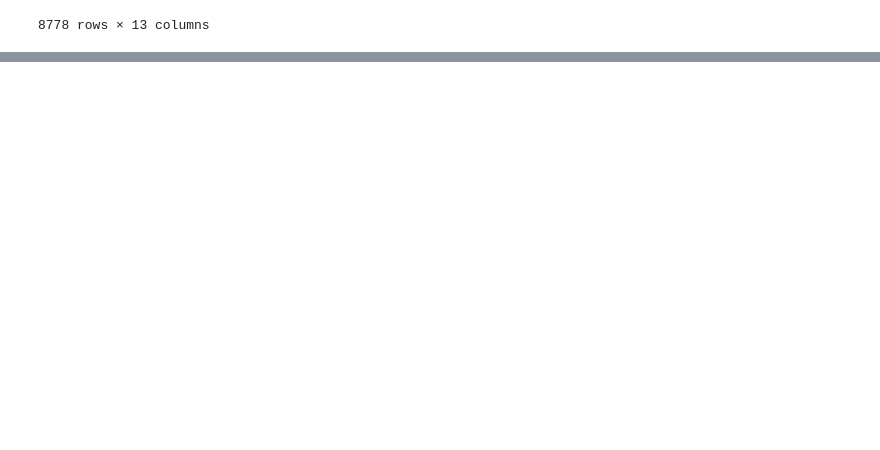
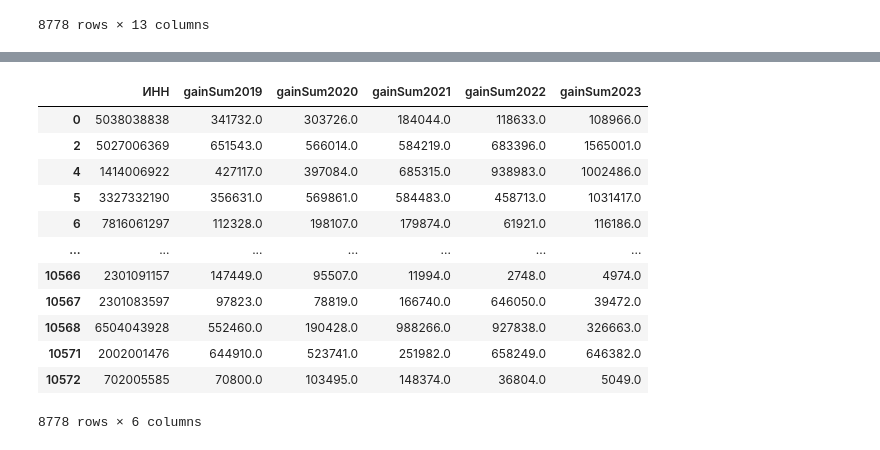
Before and after one commit to ddavid0909/pandas_and_pies, a Jupyter notebook: notebook.ipynb, the cells around one changed output, grey strips where cells are left out. Drawn from its saved outputs; the diff is of its cells as text; code cells hidden in the pictures; blank space fills up the shorter version.

```diff
--- a/notebook.ipynb
+++ b/notebook.ipynb
@@ -430,0 +583,3 @@ df1
+# %%
+df2 = df2[df2['ИНН'].isin(df1['ИНН'])]
+df2
@@ -430,0 +600,17 @@ df1
+# %%
+df3 = df2[['ИНН', 'gainSum2019', 'gainSum2020', 'gainSum2021', 'gainSum2022', 'gainSum2023']]
+df3
+# %% [output]
+|  | ИНН | gainSum2019 | gainSum2020 | gainSum2021 | gainSum2022 | gainSum2023 |
+| 0 | 5038038838 | 341732.0 | 303726.0 | 184044.0 | 118633.0 | 108966.0 |
+| 2 | 5027006369 | 651543.0 | 566014.0 | 584219.0 | 683396.0 | 1565001.0 |
+| 4 | 1414006922 | 427117.0 | 397084.0 | 685315.0 | 938983.0 | 1002486.0 |
+| 5 | 3327332190 | 356631.0 | 569861.0 | 584483.0 | 458713.0 | 1031417.0 |
+| 6 | 7816061297 | 112328.0 | 198107.0 | 179874.0 | 61921.0 | 116186.0 |
+| ... | ... | ... | ... | ... | ... | ... |
+| 10566 | 2301091157 | 147449.0 | 95507.0 | 11994.0 | 2748.0 | 4974.0 |
+| 10567 | 2301083597 | 97823.0 | 78819.0 | 166740.0 | 646050.0 | 39472.0 |
+| 10568 | 6504043928 | 552460.0 | 190428.0 | 988266.0 | 927838.0 | 326663.0 |
+| 10571 | 2002001476 | 644910.0 | 523741.0 | 251982.0 | 658249.0 | 646382.0 |
+| 10572 | 702005585 | 70800.0 | 103495.0 | 148374.0 | 36804.0 | 5049.0 |
+8778 rows × 6 columns
```
Also changed, not shown: parts of 34 cells of this notebook, 4 other files.
